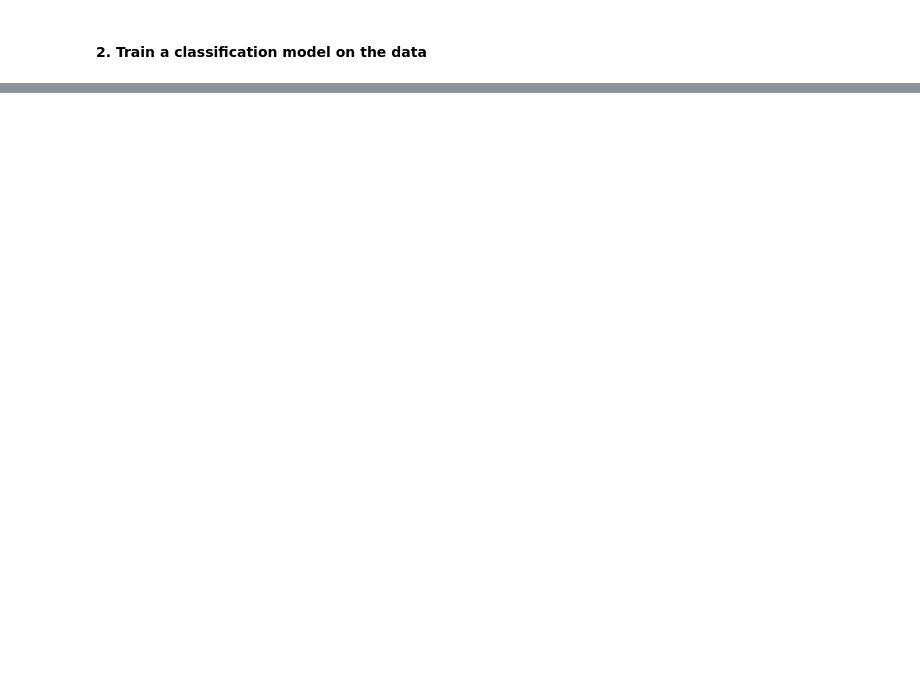
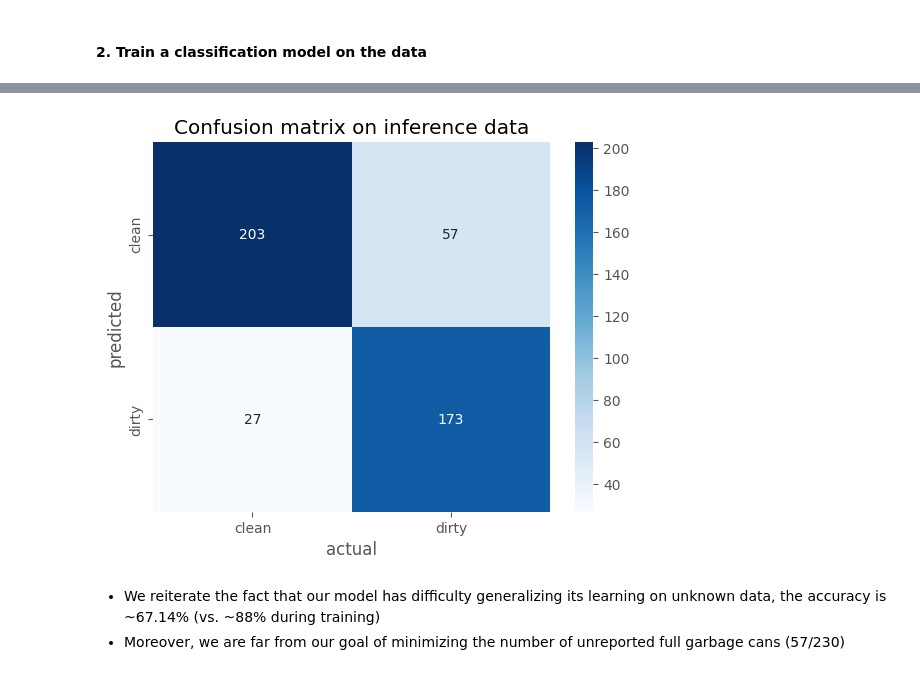
Before and after one commit to bryantchakote/test-technique-suez, a Jupyter notebook: classification_garbage/answer.ipynb, the cells around one changed output, grey strips where cells are left out. Drawn from its saved outputs; the diff is of its cells as text; code cells hidden in the pictures; blank space fills up the shorter version.

```diff
--- a/classification_garbage/answer.ipynb
+++ b/classification_garbage/answer.ipynb
@@ -40,0 +154,5 @@
+# %%
+# Run the trained model on inference (or test) data
+inference_clean = model("/content/drive/MyDrive/labelled_data/inference/clean")
+inference_dirty = model("/content/drive/MyDrive/labelled_data/inference/dirty")
+display.clear_output()
@@ -40,0 +164,21 @@
+# %%
+# Extract the actual predictions
+pred_clean = [model.names[inference_obj.probs.top1] for inference_obj in inference_clean]
+pred_dirty = [model.names[inference_obj.probs.top1] for inference_obj in inference_dirty]
+# %%
+# Create a dataset to observe the confusion matrix
+predicted = []
+predicted.extend(pred_clean)
+predicted.extend(pred_dirty)
+
+actual = []
+actual.extend(["clean"] * len(pred_clean))
+actual.extend(["dirty"] * len(pred_dirty))
+# %%
+import pandas as pd
+
+inference_results = pd.DataFrame({
+    "predicted": predicted,
+    "actual": actual,
+})
+inference_results.sample(10)
@@ -40,0 +197,13 @@
+# %%
+import seaborn as sns
+
+confusion_matrix = pd.crosstab(inference_results["predicted"], inference_results["actual"])
+sns.heatmap(confusion_matrix, cmap="Blues", annot=True, fmt="d")
+
+plt.title("Confusion matrix on inference data")
+plt.show()
+# %% [output]
+[figure, added]
+# %% [markdown]
+- We reiterate the fact that our model has difficulty generalizing its learning on unknown data, the accuracy is ~67.14% (vs. ~88% during training)
+- Moreover, we are far from our goal of minimizing the number of unreported full garbage cans (57/230)
```
Also changed, not shown: parts of 17 cells of this notebook.
